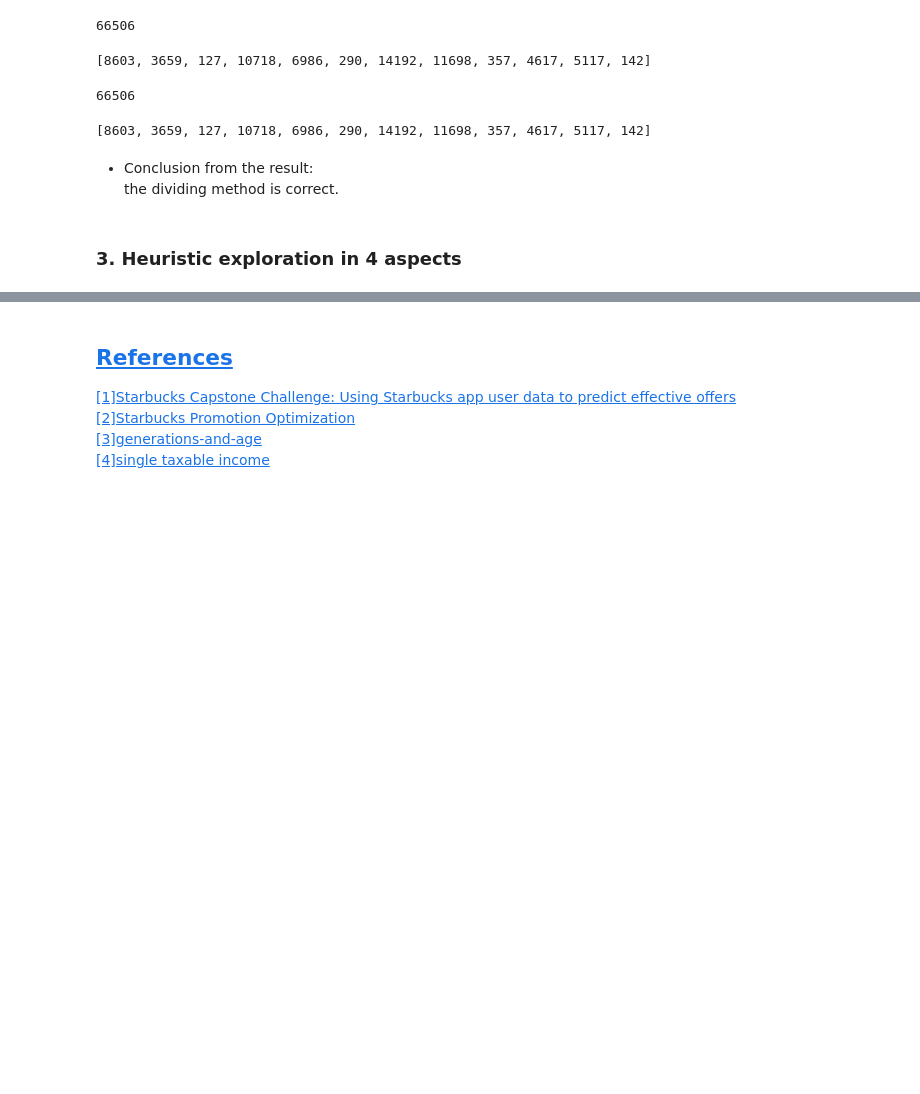
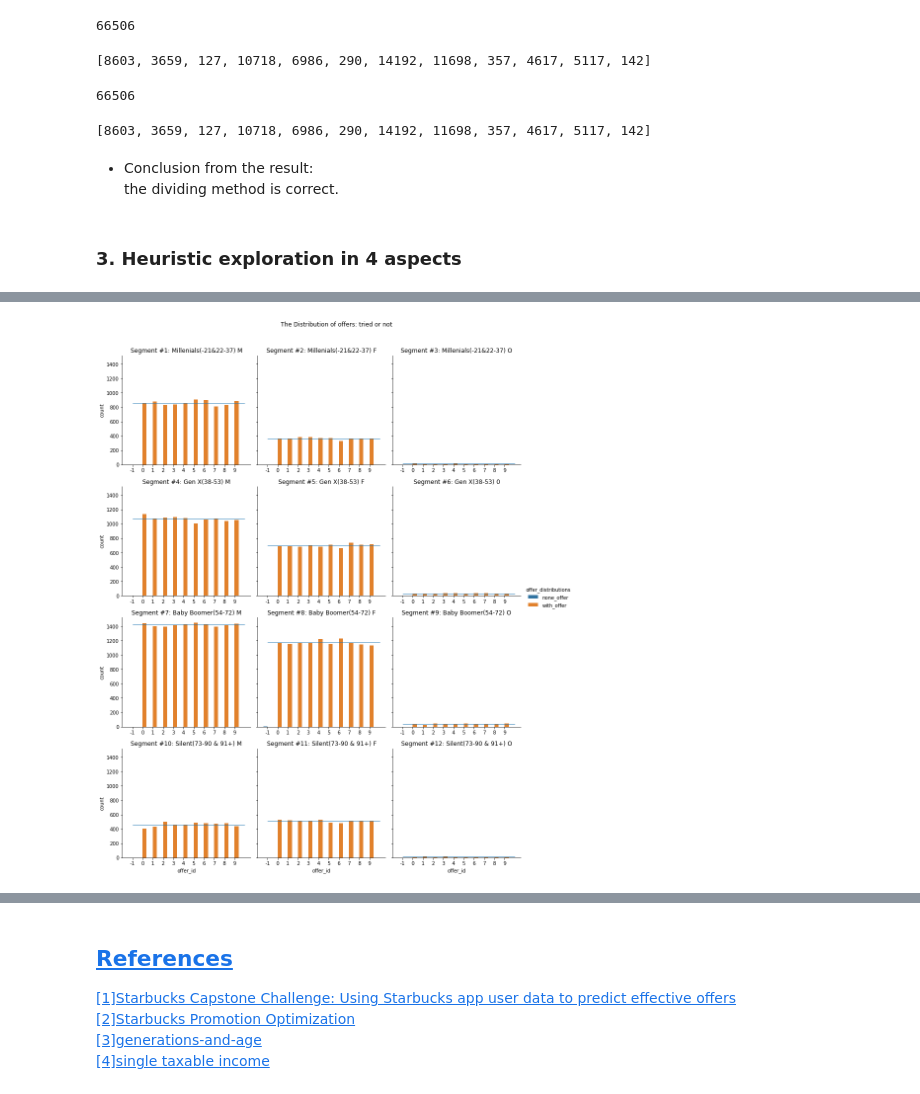
Before and after one commit to DaiDuncan/Udacity_DSND_proj4_StarbucksPromotion, a Jupyter notebook: 2_heuristic_exploration.ipynb, the cells around one changed output, grey strips where cells are left out. Drawn from its saved outputs; the diff is of its cells as text; code cells hidden in the pictures; blank space fills up the shorter version.

Commit message:
Visualizaiton: add horizontal line

```diff
--- a/2_heuristic_exploration.ipynb
+++ b/2_heuristic_exploration.ipynb
@@ -368,9 +375,8 @@ def group_no_care(list_dfs):
     return grouped_segment
 # %%
 def group_tried(list_dfs):
+    '''Group 3. person tried.
     '''
-    '''
-    #
     grouped_segment = []
     for df_segment in list_dfs:
         is_group = (df_segment.label_effective_offer == 0) & (df_segment.amount_with_offer > 0) & (df_segment.time_viewed.notnull())
@@ -379,9 +385,8 @@ def group_tried(list_dfs):
     return grouped_segment
 # %%
 def group_effctive_offer(list_dfs):
+    '''Group 4. effctive_offer.
     '''
-    '''
-    #
     grouped_segment = []
     for df_segment in list_dfs:
         is_group = (df_segment.label_effective_offer == 1) & (df_segment.time_viewed <= df_segment.time_completed)
@@ -479,0 +531,14 @@ b = target_dataset.loc[ser[a].index]
+# %%
+# Encode dict for segments
+seg_encode = {1: 'Millenials(-21&22-37) M',
+              2: 'Millenials(-21&22-37) F',
+              3: 'Millenials(-21&22-37) O',
+              4: 'Gen X(38-53) M',
+              5: 'Gen X(38-53) F',
+              6: 'Gen X(38-53) 0',
+              7: 'Baby Boomer(54-72) M',
+              8: 'Baby Boomer(54-72) F',
+              9: 'Baby Boomer(54-72) O',
+              10: 'Silent(73-90 & 91+) M',
+              11: 'Silent(73-90 & 91+) F',
+              12: 'Silent(73-90 & 91+) O'}
@@ -479,0 +565,37 @@ b = target_dataset.loc[ser[a].index]
+# %%
+g = sb.catplot(x="offer_id", hue="offer_distributions",  col="label_seg", col_wrap=3, hue_order=[name_group_one, name_group_two],
+               data=summary_dataset, kind="count",height=4, aspect=1, legend=True);
+
+#g.add_legend(legend_data= {'none offer': g._legend_data['group one'], 'with offer': g._legend_data['group two']})  #delete original dict values
+# handles = g._legend_data.values()
+# plt.legend(handles, labels=[name_group_one, name_group_two], loc=2)  #指针对最后一个图
+#g.set_titles("Segment #{col_name}")  #{col_var} is label_seg
+
+# set a title
+plt.subplots_adjust(top=0.92, hspace=0.2);
+g.fig.suptitle('The Distribution of offers: tried or not')
+
+# a horizontal line for mean values just for the group two: "with offer"
+# group "with offer"
+is_with_offer = (summary_dataset.label_effective_offer != -2)
+dataset_with_offer = summary_dataset[is_with_offer]
+
+mean_values = [None]*12
+for i in range(0,12):
+    is_segment = (dataset_with_offer.label_seg == i+1)
+    dataset_with_offer_seg = dataset_with_offer[is_segment]
+    # 10 offers
+    mean_value = dataset_with_offer_seg.offer_id.count() / 10
+    mean_values[i] = mean_value
+
+color_cold = sb.color_palette("ch:2.5,-.2,dark=.3")[0]
+color_warm = sb.color_palette()[1]
+color_hline = sb.color_palette()[0]
+
+for idx, ax in enumerate(g.axes.flatten()):
+    ax.tick_params(labelbottom=True)
+    ax.set_title('Segment #{}: {}' .format(idx+1, seg_encode[idx+1]))
+    ax.hlines(mean_values[idx], 0, 11, color=color_hline, linewidth=1)
+    #ax.legend()
+# %% [output]
+[figure, added]
```
Also changed, not shown: parts of 45 cells of this notebook, 1 other file.
